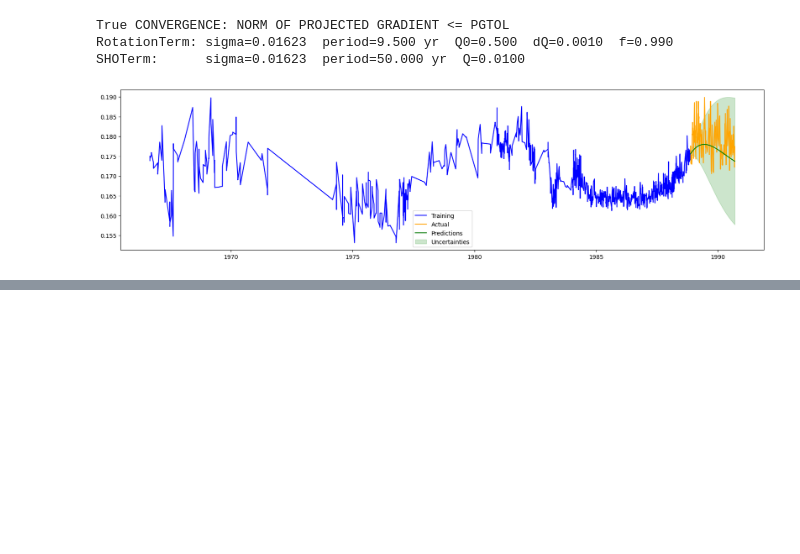
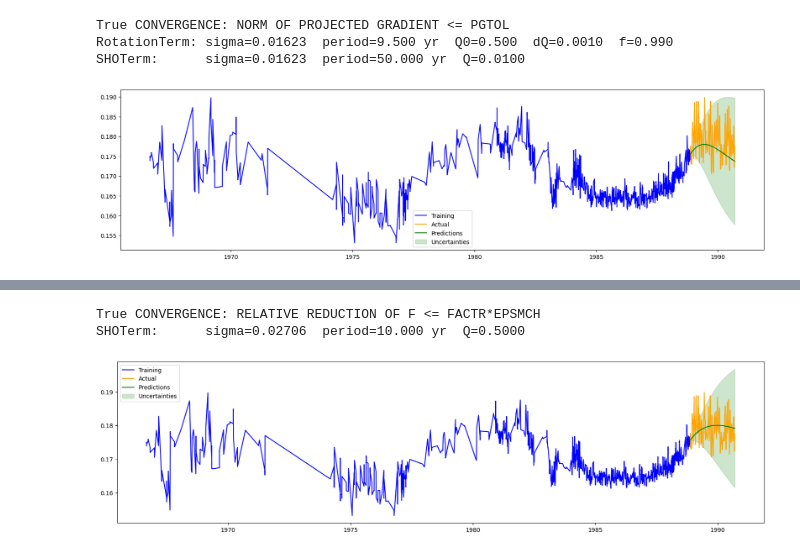
Before and after one commit to JoeyWee1/SolarCycleForecasting, a Jupyter notebook: WGPR2.ipynb, the cells around one changed output, grey strips where cells are left out. Drawn from its saved outputs; the diff is of its cells as text; code cells hidden in the pictures; blank space fills up the shorter version.

```diff
--- a/WGPR2.ipynb
+++ b/WGPR2.ipynb
@@ -176,0 +180,79 @@ SHOTerm:      sigma=0.01623  period=50.000 yr  Q=0.0100
+# %%
+from scipy.optimize import minimize
+
+# It appears that previous attempts were not updating the SHO terms
+# Set params has to be different due to the new kernel
+def set_params(log_params, gp):
+    vals = np.exp(log_params)
+    # gp.kernel = terms.RotationTerm(sigma=vals[0], period=vals[1], Q0=vals[2], dQ=vals[3], f=vals[4]) # have to replace the kernel otherwise the values don't change
+    gp.kernel = terms.SHOTerm(sigma=vals[0], rho=vals[1], Q=vals[2])
+    return gp
+
+def NLL(log_params, gp, y):
+    gp = set_params(log_params, gp)
+    gp.recompute(quiet=True)
+    return -gp.log_likelihood(y)
+
+
+# quasi-periodic kernel: RotationTerm = two SHO terms
+initial_params = {
+    "sho_sigma": 0.003,  # set using total peak-to-peak drift/2
+    "sho_rho": 11, # this is the period
+    "sho_Q": 0.75 # natural frequency of the oscillator
+                        # this lives in the overdamped threshold giving a smooth monotone
+}
+
+initial_guess = np.log([
+    initial_params["sho_sigma"],
+    initial_params["sho_rho"],
+    initial_params["sho_Q"]
+])
+
+sigma_upper = 5 * train_std
+
+bounds = [
+    (np.log(0.001), np.log(sigma_upper)),   # sho_sigma
+    (np.log(10.0),  np.log(12.0)),  # sho_rho: long-period trend >> 11 yr
+    (np.log(0.5),  np.log(10)),   # sho_Q: force underdamped (>0.5)
+]
+
+
+kernel = terms.SHOTerm( # This looks like a decaying oscillation
+                        sigma=initial_params['sho_sigma'],
+                        Q=initial_params['sho_Q'],
+                        rho=initial_params['sho_rho']
+)
+gp = celerite2.GaussianProcess(kernel, mean=train_mean)
+gp.compute(train_df['year'], yerr=1e-3)
+
+gp_res = minimize(NLL, initial_guess, args=(gp, train_df["sind"].to_numpy()), method="L-BFGS-B", bounds=bounds)
+gp = set_params(gp_res.x, gp)
+gp.recompute()
+
+best = np.exp(gp_res.x)
+print(gp_res.success, gp_res.message)
+# print(f"RotationTerm: sigma={best[0]:.5f}  period={best[1]:.3f} yr  Q0={best[2]:.3f}  dQ={best[3]:.4f}  f={best[4]:.3f}")
+print(f"SHOTerm:      sigma={best[0]:.5f}  period={best[1]:.3f} yr  Q={best[2]:.4f}")
+
+# now predict
+t_pred = valid_df['year']
+mu_lt, cov_lt = gp.predict(train_df['sind'], t = t_pred, return_var = True) # lt indicates long term component from SHOTerm
+sigma_lt = np.sqrt(cov_lt)
+
+# plot the lt results
+
+results_lt = pd.DataFrame({
+    'forecast' : mu_lt,
+    'lower'    : mu_lt - sigma_lt,
+    'upper'    : mu_lt + sigma_lt,
+}, index=valid_df.index)
+
+plot_predictions(
+    trainingset=train_df,
+    validset=valid_df,
+    results=results_lt
+                 )
+# %% [output]
+True CONVERGENCE: RELATIVE REDUCTION OF F <= FACTR*EPSMCH
+SHOTerm:      sigma=0.02706  period=10.000 yr  Q=0.5000
+[figure, added]
```
Also changed, not shown: parts of 4 cells of this notebook.
